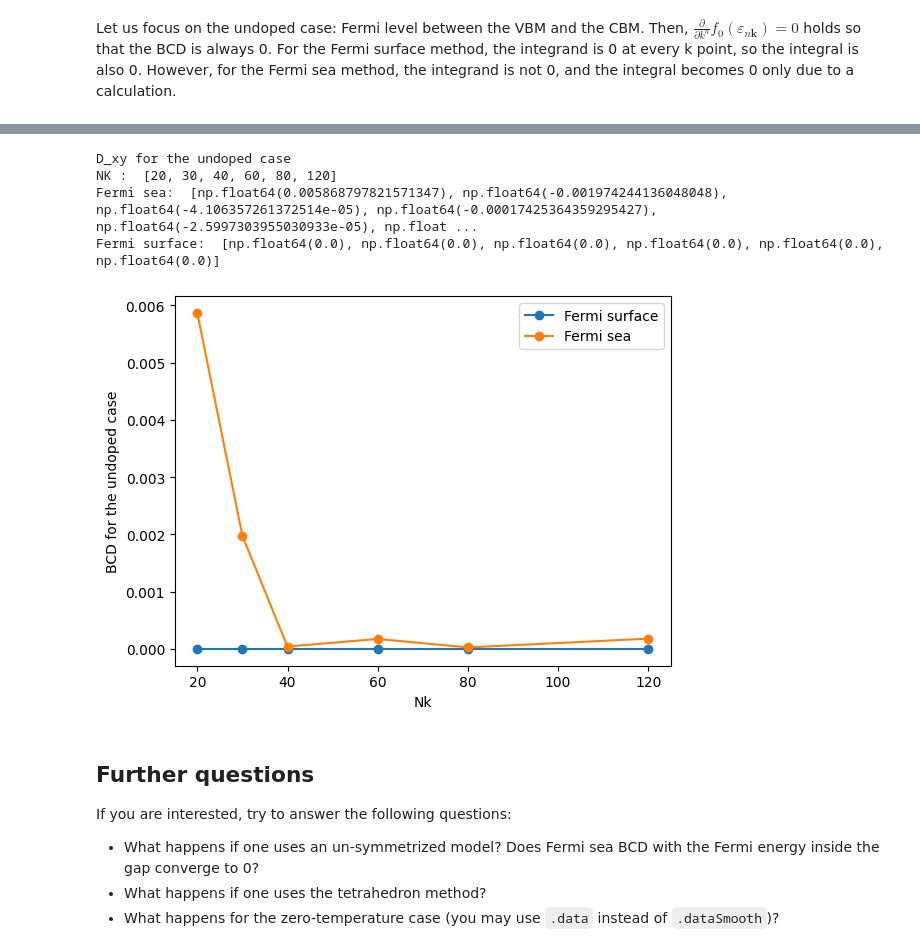
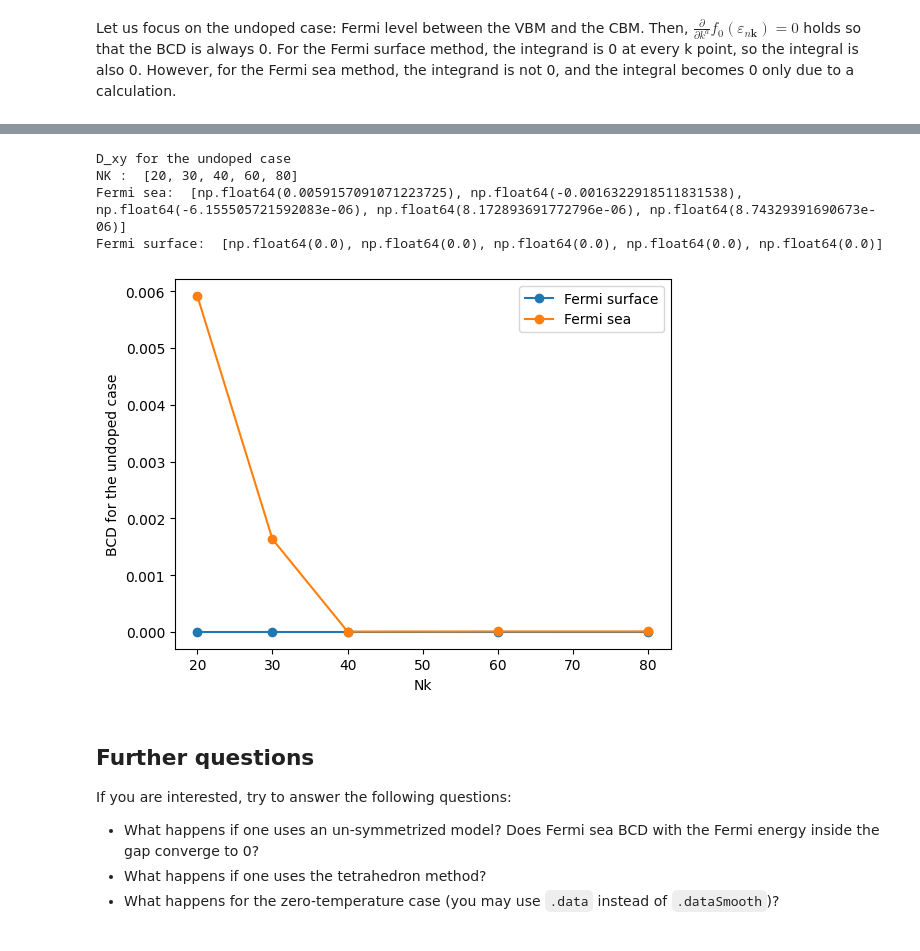
Before and after one commit to wannier-berri/WannierBerri-tutorial, a Jupyter notebook: tutorials/2_fermi_sea_vs_fermi_surface/solution/tutorial_sea_vs_surface_solution.ipynb, the cells around one changed output, grey strips where cells are left out. Drawn from its saved outputs; the diff is of its cells as text; code cells hidden in the pictures.

Commit message:
upd tutorial2 - fermisea

```diff
--- a/tutorials/2_fermi_sea_vs_fermi_surface/solution/tutorial_sea_vs_surface_solution.ipynb
+++ b/tutorials/2_fermi_sea_vs_fermi_surface/solution/tutorial_sea_vs_surface_solution.ipynb
@@ -472,7 +451,8 @@ We load the system from a Wannier90 output. We set symmetry using the `set_symme
 
 We also symmetrize the system. See `data_GeTe/GeTe.win` file and check that the initial projections are correct. For details, refer to the symmetrization tutorial.
 # %%
-system_GeTe = wberri.System_w90("../data_GeTe/GeTe", berry=True)
+wandata = wberri.WannierData.from_w90_files("../data_GeTe/GeTe", files=["chk", "mmn", "eig"])
+system_GeTe = wberri.System_R.from_wannierdata(wandata, berry=True)
 system_GeTe.set_structure([[0., 0., 0.], [0.4688262167, 0.4688262167, 0.4688262167]], ["Ge", "Te"])
 system_GeTe.set_symmetry_from_structure()
 
@@ -570,7 +530,6 @@ grid_energy_result = wberri.run(
     system_GeTe,
     grid=wberri.Grid(system_GeTe, NK=30),
     calculators=calculators,
-    parallel=parallel,
     print_Kpoints = False,
 )
 
@@ -634,14 +594,16 @@ calculators = {
 data_GeTe_fsurf_all = {}
 data_GeTe_fsea_all = {}
 
-for nk in [20, 30, 40, 60, 80, 120]:
-    grid = wberri.Grid(system_GeTe, NK=nk)
+for nk in [20, 30, 40, 60, 80]:
+    grid = wberri.Grid(system_GeTe, NK=nk, NKFFT=10)
     result = wberri.run(
         system_GeTe,
         grid=grid,
         calculators=calculators,
-        parallel=parallel,
         print_Kpoints = False,
+        use_irred_kpt = True,
+        symmetrize = True,
+        restart=False,
     )
     data_GeTe_fsurf_all[nk] = result.results['berry_dipole_fermi_surface'].dataSmooth
     data_GeTe_fsea_all[nk] = result.results['berry_dipole_fermi_sea'].dataSmooth
@@ -685,23 +646,0 @@ Maximum value for each components (Fermi sea):
-# %%
-ic = 0
-fig, axes = plt.subplots(1, 2, figsize=(12, 4))
-for nk in sorted(list(data_GeTe_fsurf_all.keys())):
-    c = f"C{ic}"
-    axes[0].plot(efermi, data_GeTe_fsurf_all[nk][:, 0, 1], c=c, label=f"NK={nk}")
-    axes[1].plot(efermi, data_GeTe_fsea_all[nk][:, 0, 1], c=c, label=f"NK={nk}")
-    ic += 1
-
-axes[0].set_title("Fermi surface")
-axes[1].set_title("Fermi sea")
-
-for ax in axes:
-    ax.axhline(0, c="k", lw=1)
-    ax.axvline(e_vbm_GeTe, c="k", lw=1, ls="--")
-    ax.axvline(e_cbm_GeTe, c="k", lw=1, ls="--")
-    ax.set_ylim([-0.05, 0.05])
-    ax.set_xlabel("Fermi level (eV)")
-    ax.set_ylabel("Berry curvature dipole")
-
-axes[1].legend()
-plt.tight_layout()
-plt.show()
@@ -741,27 +678,27 @@ plt.show()
 # %%
 # Choose the Fermi level index at the middle of the band gap.
 ifermi = np.argmin(np.abs(efermi - (e_vbm_GeTe + e_cbm_GeTe) / 2))
 
 nklist = sorted(list(data_GeTe_fsurf_all.keys()))
 
 print("D_xy for the undoped case")
 print("NK : ", nklist)
 print("Fermi sea: ", [data_GeTe_fsea_all[nk][ifermi, 0, 1] for nk in nklist])
 print("Fermi surface: ", [data_GeTe_fsurf_all[nk][ifermi, 0, 1] for nk in nklist])
 
-plt.plot(nklist, [abs(data_GeTe_fsurf_all[NK][ifermi, 0, 1]) for NK in nklist], "o-", label="Fermi surface")
+plt.plot(nklist, [np.abs(data_GeTe_fsurf_all[NK][ifermi, 0, 1]) for NK in nklist], "o-", label="Fermi surface")
 plt.plot(nklist, [abs(data_GeTe_fsea_all[NK][ifermi, 0, 1]) for NK in nklist], "o-", label="Fermi sea")
 plt.legend()
 # plt.yscale("log") # Also try logscale
 plt.xlabel("Nk")
 plt.ylabel("BCD for the undoped case")
 plt.show()
 # %% [output]
 D_xy for the undoped case
-NK :  [20, 30, 40, 60, 80, 120]
-Fermi sea:  [np.float64(0.005868797821571347), np.float64(-0.001974244136048048), np.float64(-4.106357261372514e-05), np.float64(-0.00017425364359295427), np.float64(-2.5997303955030933e-05), np.float ...
-Fermi surface:  [np.float64(0.0), np.float64(0.0), np.float64(0.0), np.float64(0.0), np.float64(0.0), np.float64(0.0)]
+NK :  [20, 30, 40, 60, 80]
+Fermi sea:  [np.float64(0.0059157091071223725), np.float64(-0.0016322918511831538), np.float64(-6.155505721592083e-06), np.float64(8.172893691772796e-06), np.float64(8.74329391690673e-06)]
+Fermi surface:  [np.float64(0.0), np.float64(0.0), np.float64(0.0), np.float64(0.0), np.float64(0.0)]
-[figure, old version]
+[figure, new version]
 # %% [markdown]
 ## Further questions
 
```
Also changed, not shown: parts of 21 cells of this notebook.
